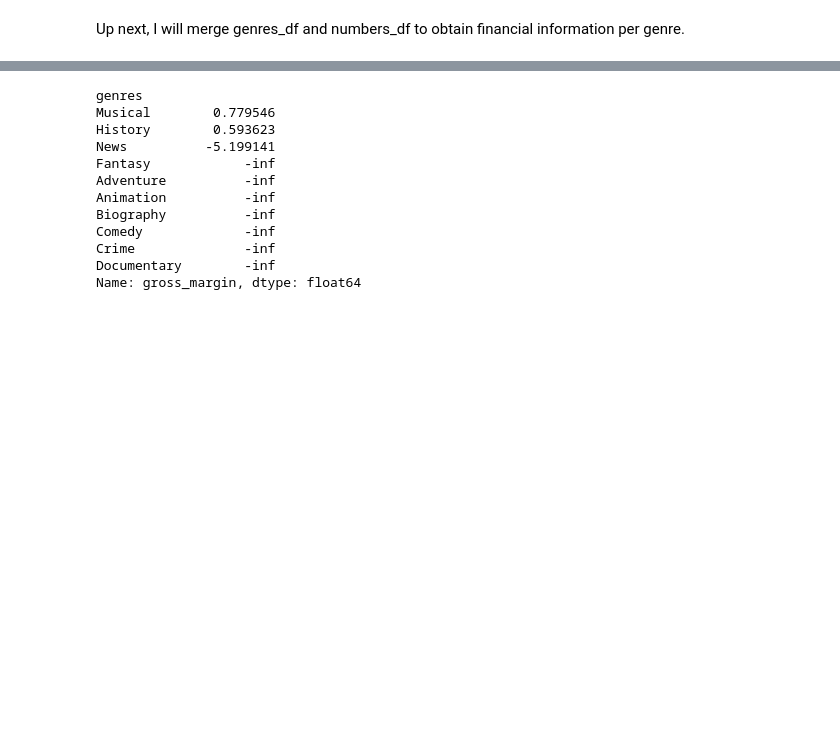
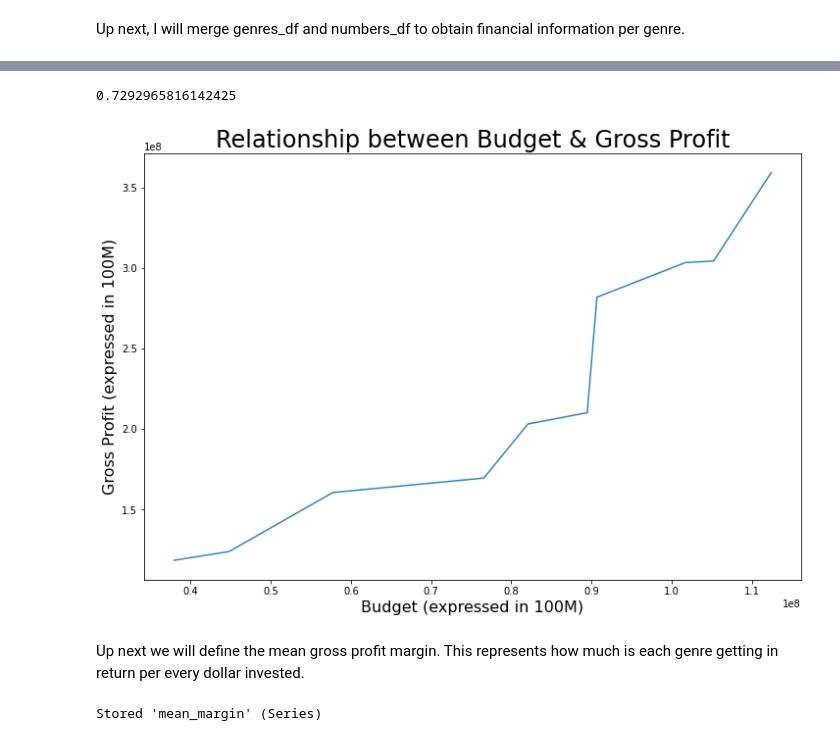
Before and after one commit to adcm2292/dsc-phase-1-project-online, a Jupyter notebook: n3_the-numbers.ipynb, the cells around one changed output, grey strips where cells are left out. Cells and saved outputs as stored; diff of their text form; code cells hidden in the pictures; blank space fills up the shorter version.

```diff
--- a/n3_the-numbers.ipynb
+++ b/n3_the-numbers.ipynb
@@ -97,19 +130,23 @@ plt.show()
+# %%
+correlation1 = mean_profit.corr(mean_budget)
+correlation1
+# %% [output]
+0.7292965816142425
+# %%
+plt.figure(figsize=(12,8))
+sns.lineplot(mean_budget.values, mean_profit.values, alpha=0.9)
+plt.title('Relationship between Budget & Gross Profit', fontsize=24)
+plt.ylabel('Gross Profit (expressed in 100M)', fontsize=16)
+plt.xlabel('Budget (expressed in 100M)', fontsize=16)
+plt.show()
+# %% [output]
+[figure, added]
+# %% [markdown]
+Up next we will define the mean gross profit margin. This represents how much is each genre getting in return per every dollar invested.
 # %%
-mean_margin = genre_grp['gross_margin'].mean()
+mean_margin = genre_grp['gross_margin'].mean().round(decimals=2)
 mean_margin.sort_values(ascending=False, inplace=True)
+mean_margin = mean_margin[:12,]
+%store mean_margin
+# %% [output]
+Stored 'mean_margin' (Series)
-# %%
-mean_margin = mean_margin[:10,]
-mean_margin.head(10)
-# %% [output]
-genres
-Musical        0.779546
-History        0.593623
-News          -5.199141
-Fantasy            -inf
-Adventure          -inf
-Animation          -inf
-Biography          -inf
-Comedy             -inf
-Crime              -inf
-Documentary        -inf
-Name: gross_margin, dtype: float64
```
Also changed, not shown: parts of 15 cells of this notebook, 3 other files.
